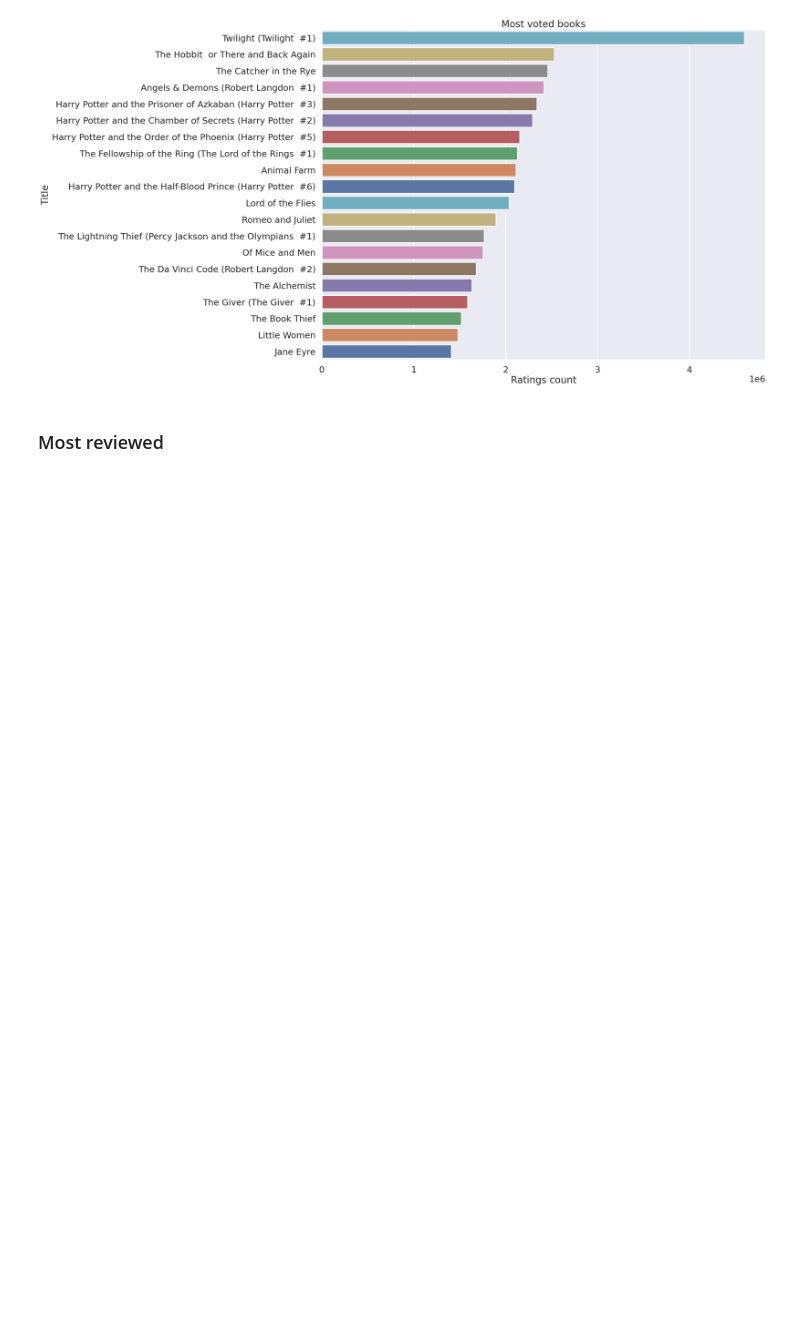
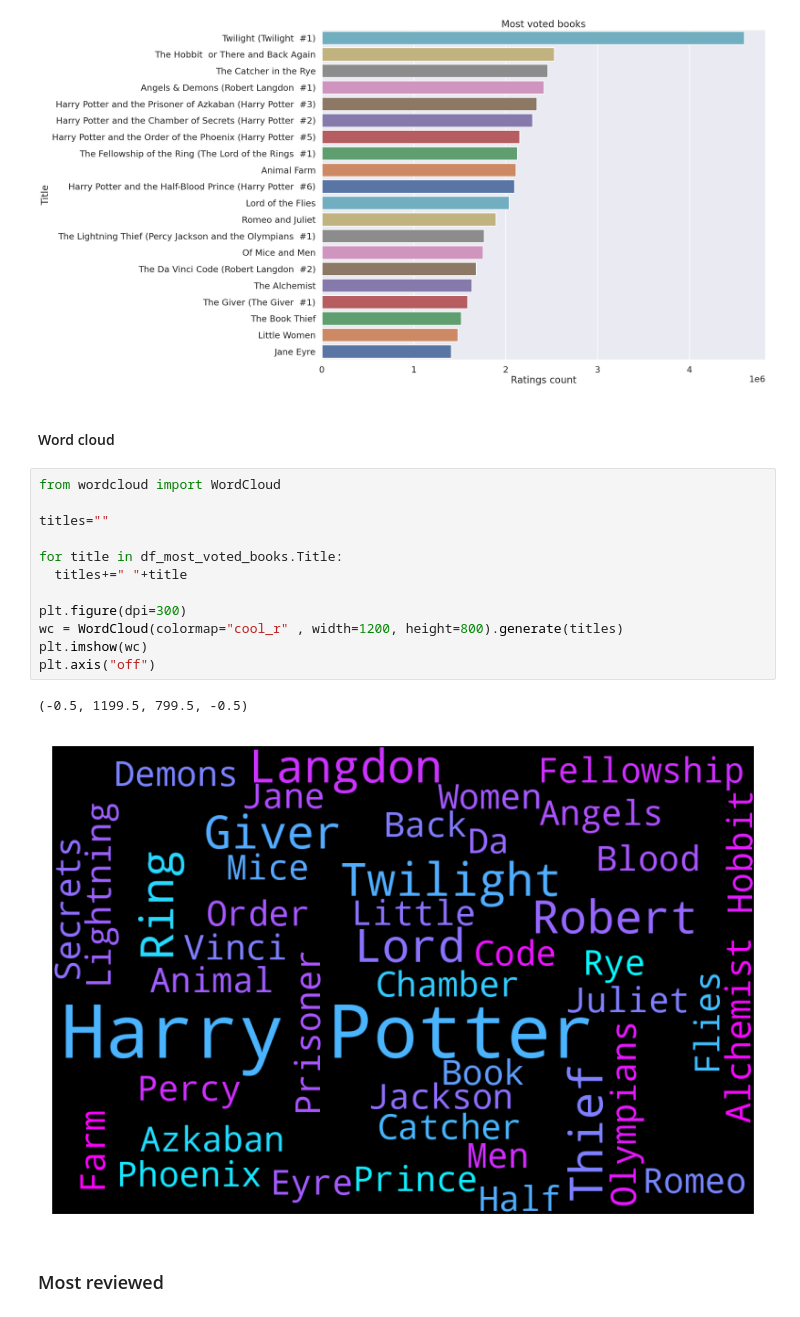
Before and after one commit to AlessiaProtti/DSBDA_project, a Jupyter notebook: Spark Job/SparkJob_Analysis.ipynb, the cells around one changed output. Saved outputs shown, nothing was run; the diff lists cells and outputs as text; blank space fills up the shorter version.

```diff
--- a/Spark Job/SparkJob_Analysis.ipynb
+++ b/Spark Job/SparkJob_Analysis.ipynb
@@ -136,6 +136,23 @@ plt.ylabel("Title")
 plt.show()
 # %% [output]
 [figure]
+# %% [markdown]
+#### Word cloud
+# %%
+from wordcloud import WordCloud
+
+titles=""
+
+for title in df_most_voted_books.Title:
+  titles+=" "+title
+
+plt.figure(dpi=300)
+wc = WordCloud(colormap="cool_r" , width=1200, height=800).generate(titles)
+plt.imshow(wc)
+plt.axis("off")
+# %% [output]
+(-0.5, 1199.5, 799.5, -0.5)
+[figure, added]
 # %% [markdown]
 ### Most reviewed
 # %%
```
Also changed, not shown: parts of 7 cells of this notebook, 2 other files.
